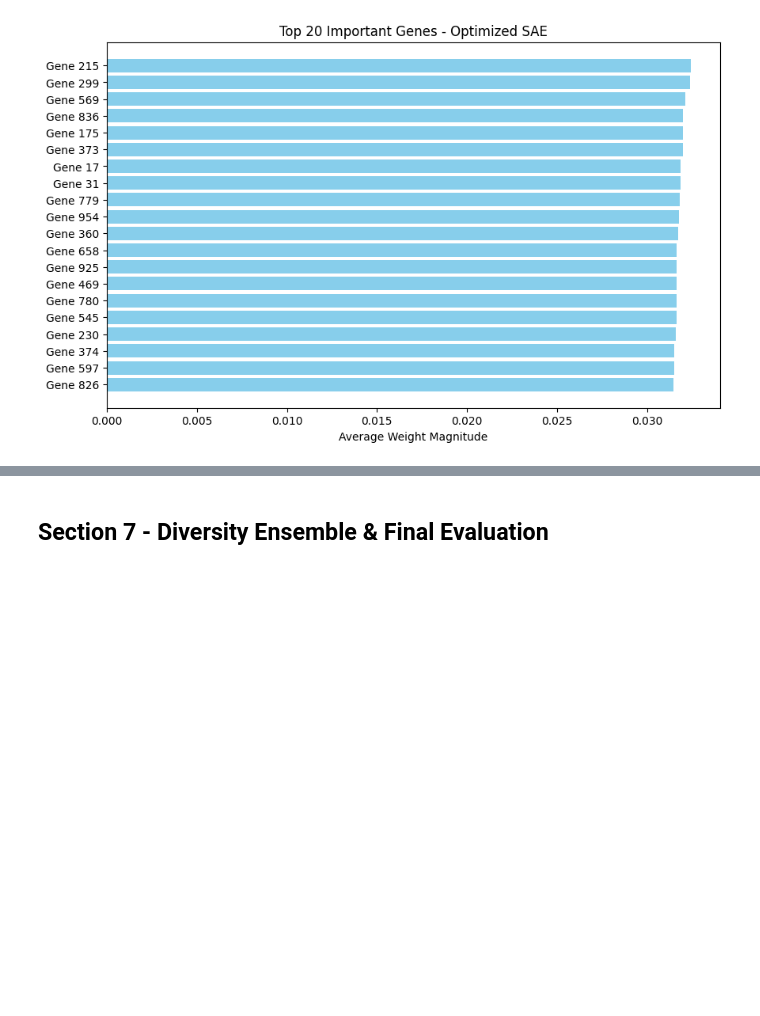
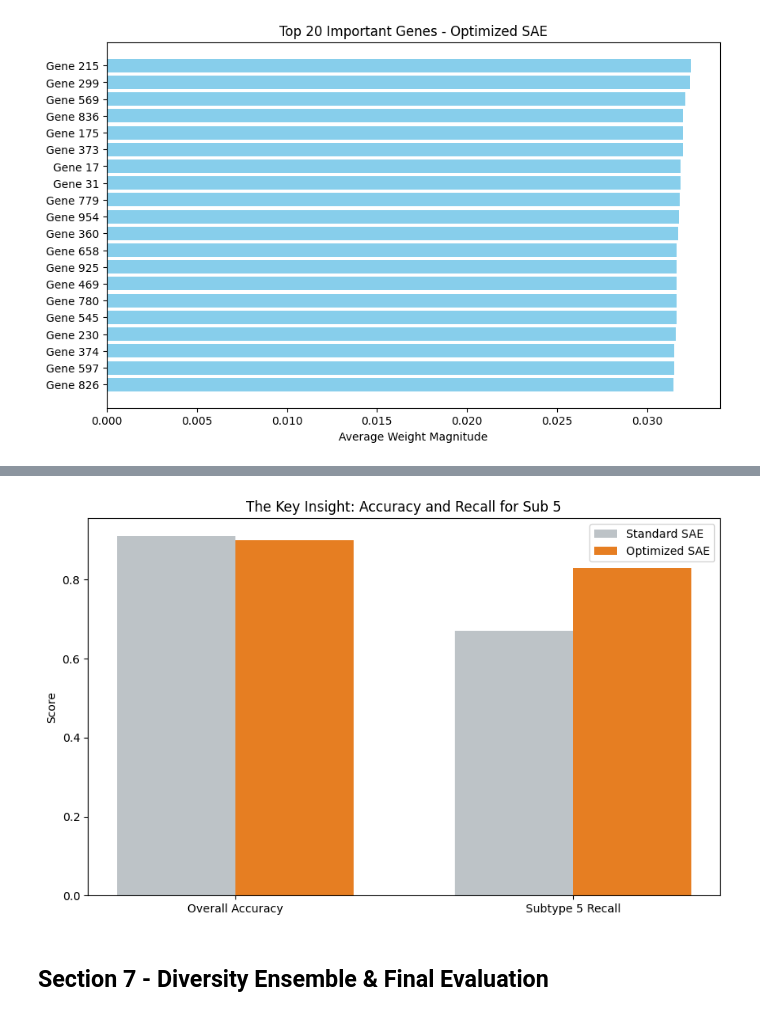
Before and after one commit to saikaldi/genomicDL, a Jupyter notebook: main.ipynb, the cells around one changed output, grey strips where cells are left out. Saved outputs shown, nothing was run; the diff lists cells and outputs as text; code cells hidden in the pictures; blank space fills up the shorter version.

```diff
--- a/main.ipynb
+++ b/main.ipynb
@@ -1187,3 +1203,28 @@ plt.show()
+# %%
+
+labels = ['Overall Accuracy', 'Subtype 5 Recall']
+std_scores = [0.91, 0.67] # High accuracy, but failed the rare class
+opt_scores = [0.90, 0.83] # Slightly lower accuracy, but perfect on rare class
+
+x = np.arange(len(labels))
+width = 0.35
+
+fig, ax = plt.subplots(figsize=(10, 6))
+ax.bar(x - width/2, std_scores, width, label='Standard SAE', color='#bdc3c7')
+ax.bar(x + width/2, opt_scores, width, label='Optimized SAE', color='#e67e22')
+
+ax.set_title('The Key Insight: Accuracy and Recall for Sub 5')
+ax.set_ylabel('Score')
+ax.set_xticks(x)
+ax.set_xticklabels(labels)
+ax.legend()
+
+ax.annotate('Clinical Goal Achieved', xy=(1.15, 1.0), xytext=(1.5, 1.1),
+             arrowprops=dict(facecolor='black', shrink=0.05))
+
+plt.show()
+# %% [output]
+[figure, added]
 # %% [markdown]
 ## Section 7 - Diversity Ensemble & Final Evaluation
 # %%
```
Also changed, not shown: parts of 8 cells of this notebook.
